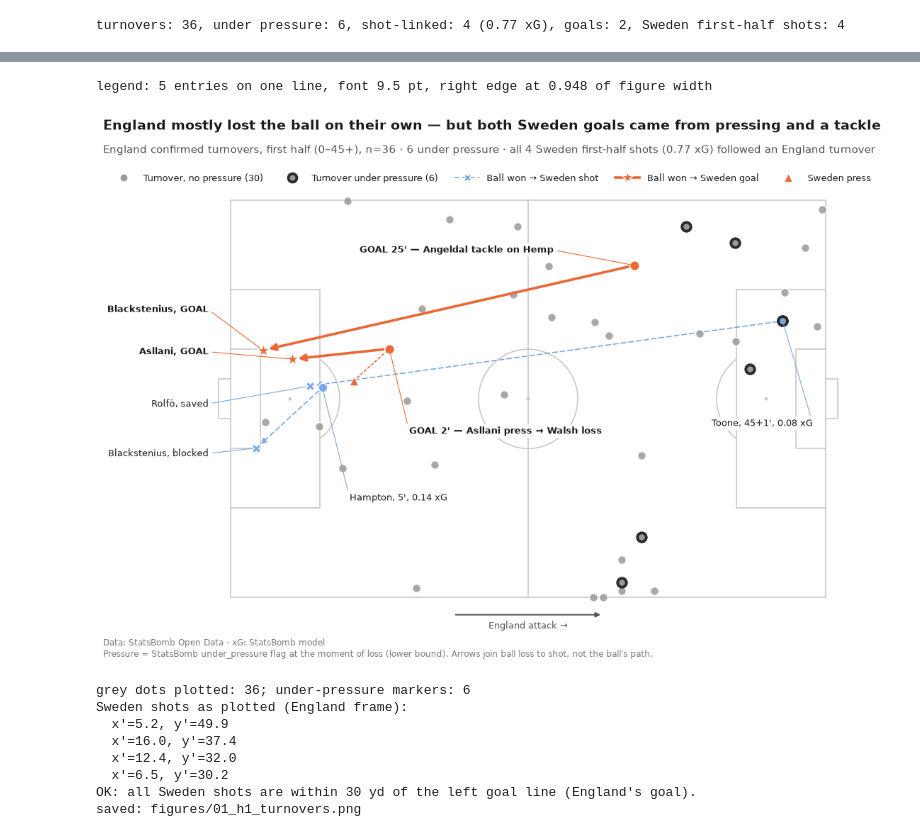
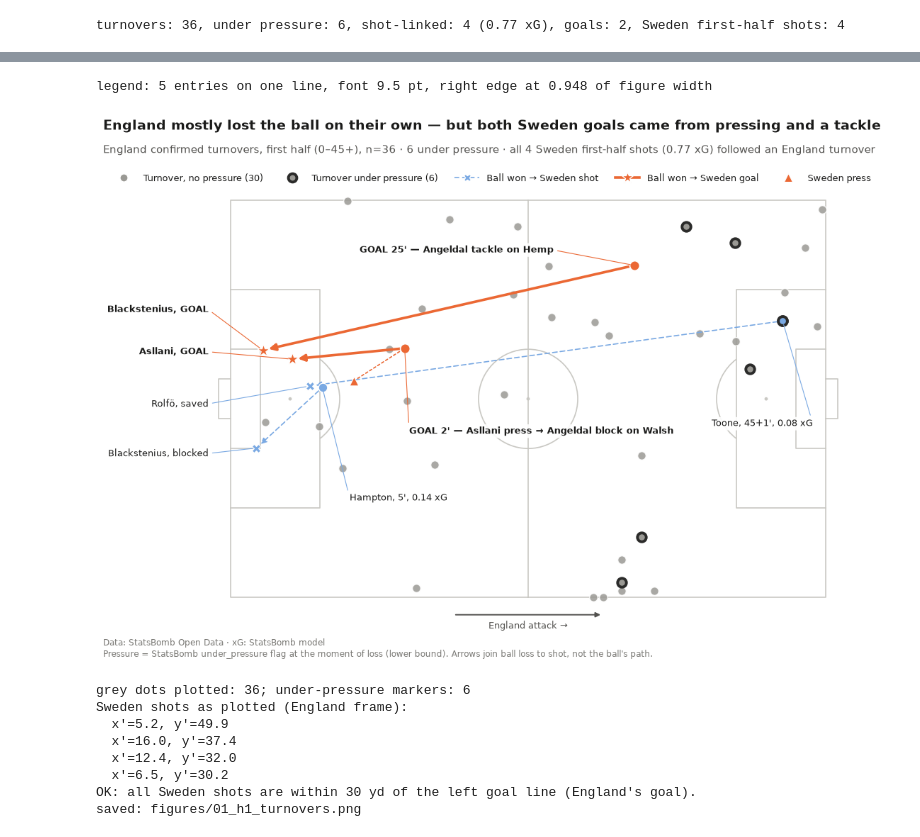
Before and after one commit to belorussky-football/womens-euro-2025-sweden-england-comeback, a Jupyter notebook: notebooks/03_figures.ipynb, the cells around one changed output, grey strips where cells are left out. Saved outputs shown, nothing was run; the diff lists cells and outputs as text; code cells hidden in the pictures.

```diff
--- a/notebooks/03_figures.ipynb
+++ b/notebooks/03_figures.ipynb
@@ -69,6 +69,7 @@ linked["shot_x_eng"], linked["shot_y_eng"] = P.to_attacking_frame(linked.shot_x,
 # --- 2' goal: Asllani's press on Carter, Walsh's loss, Asllani's shot -------------------
 press02 = seq02[(seq02.type == "Pressure") & seq02.player_name.str.contains("Asllani")].iloc[0]
 loss02 = seq02[(seq02.type == "Pass") & seq02.player_name.str.contains("Walsh") & seq02.outcome.eq("Incomplete")].iloc[0]
+block02 = seq02[(seq02.type == "Block") & seq02.player_name.str.contains("Angeldal")].iloc[0]
 shot02 = seq02[seq02.type == "Shot"].iloc[0]
 
 # --- 25' goal: Angeldal's tackle on Hemp, Blackstenius's shot ---------------------------
@@ -77,7 +78,7 @@ lost25 = seq25[(seq25.type == "Dispossessed") & seq25.player_name.str.contains("
 shot25 = seq25[seq25.type == "Shot"].iloc[0]
 
 # Cross-check: manual conversion of Sweden events == x_eng_frame / y_eng_frame in the tables.
-for ev in [press02, shot02, tackle25, shot25]:
+for ev in [press02, block02, shot02, tackle25, shot25]:
     xe, ye = P.to_attacking_frame(ev.location[0], ev.location[1])
     assert np.isclose(xe, ev.x_eng_frame) and np.isclose(ye, ev.y_eng_frame), ev.type
 # The goal shots in the sequences must be the shots linked in the turnover table.
@@ -86,7 +87,8 @@ for shot in [shot02, shot25]:
     assert len(row) == 1 and np.isclose(row.shot_x_eng.iloc[0], shot.x_eng_frame)
 
 print(f"2'  press  ({press02.timestamp}) at ({press02.x_eng_frame:.1f}, {press02.y_eng_frame:.1f}); "
-      f"Walsh loss ({loss02.timestamp}) at ({loss02.x_eng_frame:.1f}, {loss02.y_eng_frame:.1f})")
+      f"Walsh loss ({loss02.timestamp}) at ({loss02.x_eng_frame:.1f}, {loss02.y_eng_frame:.1f}); "
+      f"Angeldal block ({block02.timestamp}) at ({block02.x_eng_frame:.1f}, {block02.y_eng_frame:.1f})")
 print(f"25' tackle ({tackle25.timestamp}) at ({tackle25.x_eng_frame:.1f}, {tackle25.y_eng_frame:.1f}); "
       f"Hemp dispossessed at ({lost25.x_eng_frame:.1f}, {lost25.y_eng_frame:.1f})")
 linked[["display_minute", "player_name", "loss_type", "under_pressure", "loss_x", "loss_y",
@@ -143,14 +145,15 @@ for r in non_goal.itertuples():
 
 # Layer 3 (primary): the two goal sequences (strongest colour, bold).
 G = C["goal"]
-# 2': press marker, Walsh's loss, arrow loss -> shot.
+# 2': press marker, dashed line to Angeldal's block on Walsh's pass, arrow block -> shot.
+# (Walsh's loss itself stays a grey turnover dot; the ball was won at the block.)
 pitch.scatter(press02.x_eng_frame, press02.y_eng_frame, ax=ax, s=DOT * 1.2, marker="^",
               color=G, edgecolors=C["background"], linewidths=0.8, zorder=5)
-ax.annotate("", xy=(loss02.x_eng_frame, loss02.y_eng_frame), xytext=(press02.x_eng_frame, press02.y_eng_frame),
+ax.annotate("", xy=(block02.x_eng_frame, block02.y_eng_frame), xytext=(press02.x_eng_frame, press02.y_eng_frame),
             zorder=4, arrowprops=dict(arrowstyle="-", color=G, lw=1.2, ls=(0, (2, 2)), shrinkA=5, shrinkB=5))
-pitch.scatter(loss02.x_eng_frame, loss02.y_eng_frame, ax=ax, s=DOT * 1.4, color=G,
+pitch.scatter(block02.x_eng_frame, block02.y_eng_frame, ax=ax, s=DOT * 1.4, color=G,
               edgecolors=C["background"], linewidths=1.2, zorder=5)
-arrow((loss02.x_eng_frame, loss02.y_eng_frame), (shot02.x_eng_frame, shot02.y_eng_frame), G, lw=2.6)
+arrow((block02.x_eng_frame, block02.y_eng_frame), (shot02.x_eng_frame, shot02.y_eng_frame), G, lw=2.6)
 # 25': Angeldal's tackle on Hemp, arrow -> shot.
 pitch.scatter(lost25.x_eng_frame, lost25.y_eng_frame, ax=ax, s=DOT * 1.4, color=G,
               edgecolors=C["background"], linewidths=1.2, zorder=5)
@@ -166,8 +169,8 @@ LABEL_POS = {"Hampton": (24, 60), "Toone": (97, 45)}
 for r in non_goal.itertuples():
     text = f"{surname(r.player_name)}, {fmt_minute(r.display_minute)}, {r.shot_xg:.2f} xG"
     P.label(ax, text, (r.loss_x, r.loss_y), LABEL_POS[surname(r.player_name)], color=S2)
-P.label(ax, f"GOAL {fmt_minute(shot02.t // 60 + 1)} — Asllani press → Walsh loss",
-        (loss02.x_eng_frame, loss02.y_eng_frame), (36, 46.5), color=G, weight="bold")
+P.label(ax, f"GOAL {fmt_minute(shot02.t // 60 + 1)} — Asllani press → Angeldal block on Walsh",
+        (block02.x_eng_frame, block02.y_eng_frame), (36, 46.5), color=G, weight="bold")
 P.label(ax, f"GOAL {fmt_minute(shot25.t // 60 + 1)} — Angeldal tackle on Hemp",
         (lost25.x_eng_frame, lost25.y_eng_frame), (26, 10), color=G, weight="bold")
 
@@ -197,34 +200,34 @@ P.add_title(
     f"all {n_first_half_shots} Sweden first-half shots ({linked_xg:.2f} xG) followed an England turnover",
 )
 handles = [
     Line2D([], [], ls="", marker="o", ms=8, mfc=C["neutral"], mec=C["background"],
            label=f"Turnover, no pressure ({n_turnovers - n_pressure})"),
     Line2D([], [], ls="", marker="o", ms=8.5, mfc=C["neutral"], mec=C["neutral_edge"],
            mew=P.PRESSURE_RING_WIDTH, label=f"Turnover under pressure ({n_pressure})"),
     Line2D([], [], ls=(0, (4, 2.5)), lw=1.2, color=S2, marker="X", ms=7.5, mec=C["background"],
            label="Ball won → Sweden shot"),
     Line2D([], [], ls="-", lw=2.6, color=G, marker="*", ms=12, mec=C["background"],
            label="Ball won → Sweden goal"),
     Line2D([], [], ls="", marker="^", ms=8.5, mfc=G, mec=C["background"], mew=0.8,
            label="Sweden press"),
 ]
 # One line above the pitch: shrink the legend font (never wrap) until it fits inside the right margin.
 fig.canvas.draw()
 renderer = fig.canvas.get_renderer()
 for legend_fs in np.arange(P.FONT_SIZES["legend"], 6.9, -0.5):
     leg = fig.legend(handles=handles, loc="upper left", bbox_to_anchor=(0.04, 0.885), ncol=len(handles),
                      frameon=False, fontsize=legend_fs, handlelength=2.6, columnspacing=1.8)
     right = leg.get_window_extent(renderer).transformed(fig.transFigure.inverted()).x1
     if right <= 0.96:
         break
     leg.remove()
 print(f"legend: {len(handles)} entries on one line, font {legend_fs:.1f} pt, right edge at {right:.3f} of figure width")
 assert right <= 0.96
 P.add_footer(fig, note="Pressure = StatsBomb under_pressure flag at the moment of loss (lower bound). "
                        "Arrows join ball loss to shot, not the ball's path.")
 # %% [output]
 legend: 5 entries on one line, font 9.5 pt, right edge at 0.948 of figure width
-[figure, old version]
+[figure, new version]
 # %%
 # Check the plotted positions: count markers and confirm Sweden shots sit at the LEFT goal (England's goal).
 n_grey = len(sc_plain.get_offsets()) + len(sc_pressed.get_offsets())
```
Also changed, not shown: parts of 1 cell of this notebook, 1 other file.
